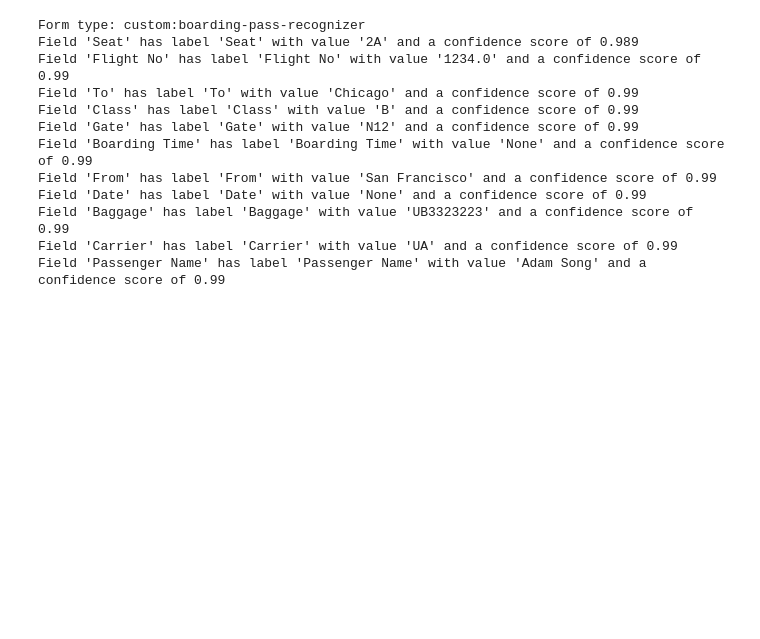
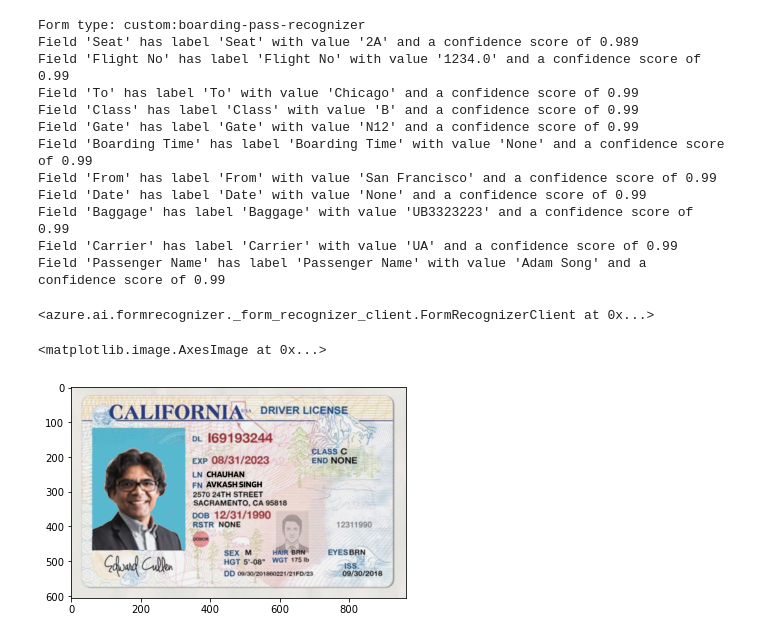
Before and after one commit to KennethTenny/nd073-c3-building-computer-vision-solutions-with-azure-project-starter, a Jupyter notebook: avkash-project/solution/Demo.ipynb, the cells around one changed output. Drawn from its saved outputs; the diff is of its cells as text; code cells hidden in the pictures; blank space fills up the shorter version.

```diff
--- a/avkash-project/solution/Demo.ipynb
+++ b/avkash-project/solution/Demo.ipynb
@@ -336,3 +336,15 @@ Field 'Date' has label 'Date' with value 'None' and a confidence score of 0.99
 Field 'Baggage' has label 'Baggage' with value 'UB3323223' and a confidence score of 0.99
 Field 'Carrier' has label 'Carrier' with value 'UA' and a confidence score of 0.99
 Field 'Passenger Name' has label 'Passenger Name' with value 'Adam Song' and a confidence score of 0.99
+# %%
+form_recognizer_client.begin_recognize_identity_documents
+# %% [output]
+<azure.ai.formrecognizer._form_recognizer_client.FormRecognizerClient at 0x...>
+# %%
+from PIL import Image
+import matplotlib.pyplot as plt
+im = Image.open('/Users/avkashchauhan99/work/avkash/udacity/cal-dl.png')
+plt.imshow(im)
+# %% [output]
+<matplotlib.image.AxesImage at 0x...>
+[figure, added]
```
Also changed, not shown: parts of 2 cells of this notebook, 14 other files.
